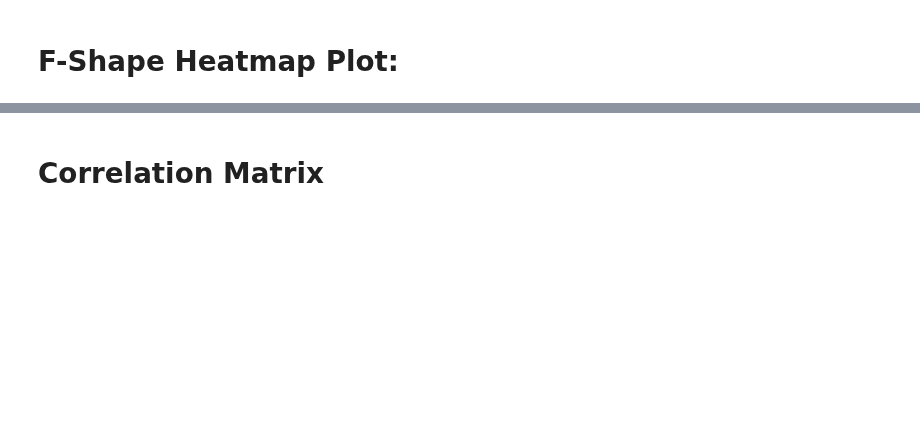
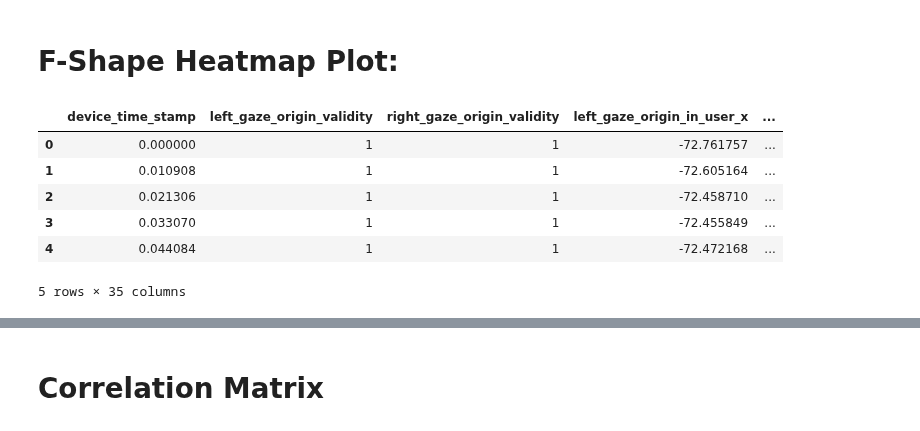
Before and after one commit to slayervictor/Fagpakkeprojekt-Eyes-Modelling, a Jupyter notebook: eye_tracking_expiriment/plots.ipynb, the cells around one changed output, grey strips where cells are left out. Cells and saved outputs as stored; diff of their text form; code cells hidden in the pictures; blank space fills up the shorter version.

```diff
--- a/eye_tracking_expiriment/plots.ipynb
+++ b/eye_tracking_expiriment/plots.ipynb
@@ -17,3 +18,13 @@ gaze = pd.read_csv("../eye_tracking_expiriment/x_data_4.csv")
+# %%
+gaze.head()
+# %% [output]
+|  | device_time_stamp | left_gaze_origin_validity | right_gaze_origin_validity | left_gaze_origin_in_user_x | ... |
+| 0 | 0.000000 | 1 | 1 | -72.761757 | ... |
+| 1 | 0.010908 | 1 | 1 | -72.605164 | ... |
+| 2 | 0.021306 | 1 | 1 | -72.458710 | ... |
+| 3 | 0.033070 | 1 | 1 | -72.455849 | ... |
+| 4 | 0.044084 | 1 | 1 | -72.472168 | ... |
+5 rows × 35 columns
 # %%
 x = gaze['left_gaze_point_on_display_area_x']*1920
 y = gaze["left_gaze_point_on_display_area_y"]*-1080+1080
```
Also changed, not shown: parts of 7 cells of this notebook, 1 other file.
